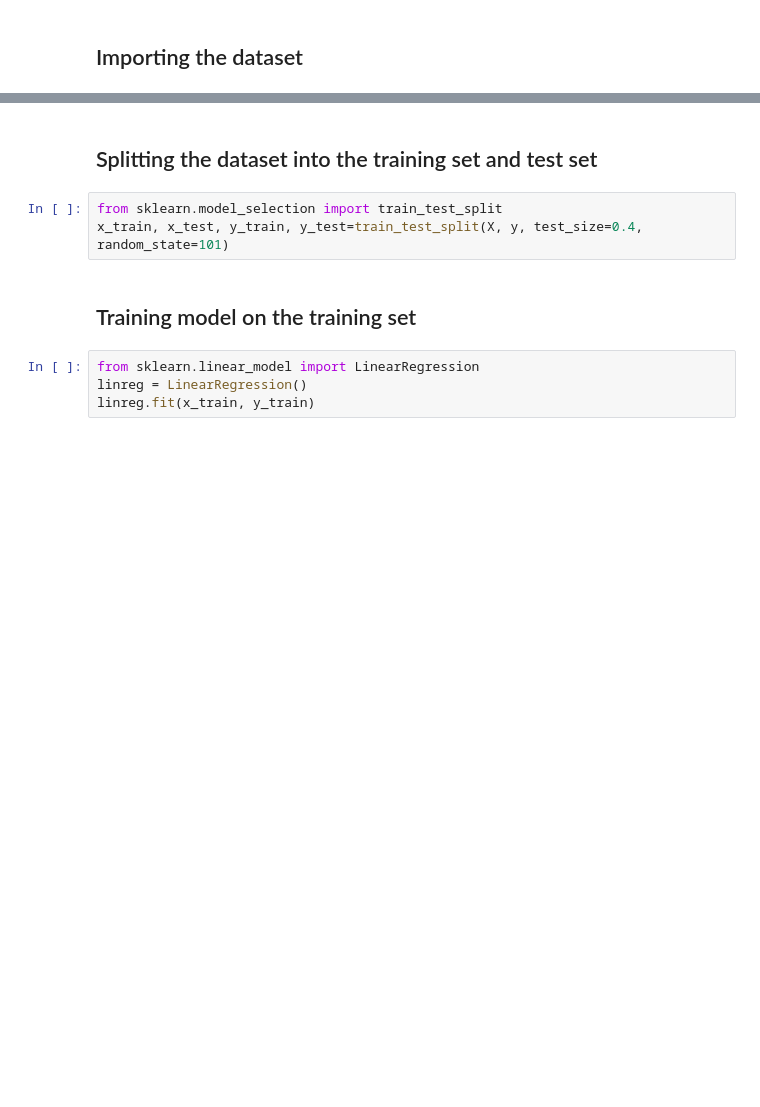
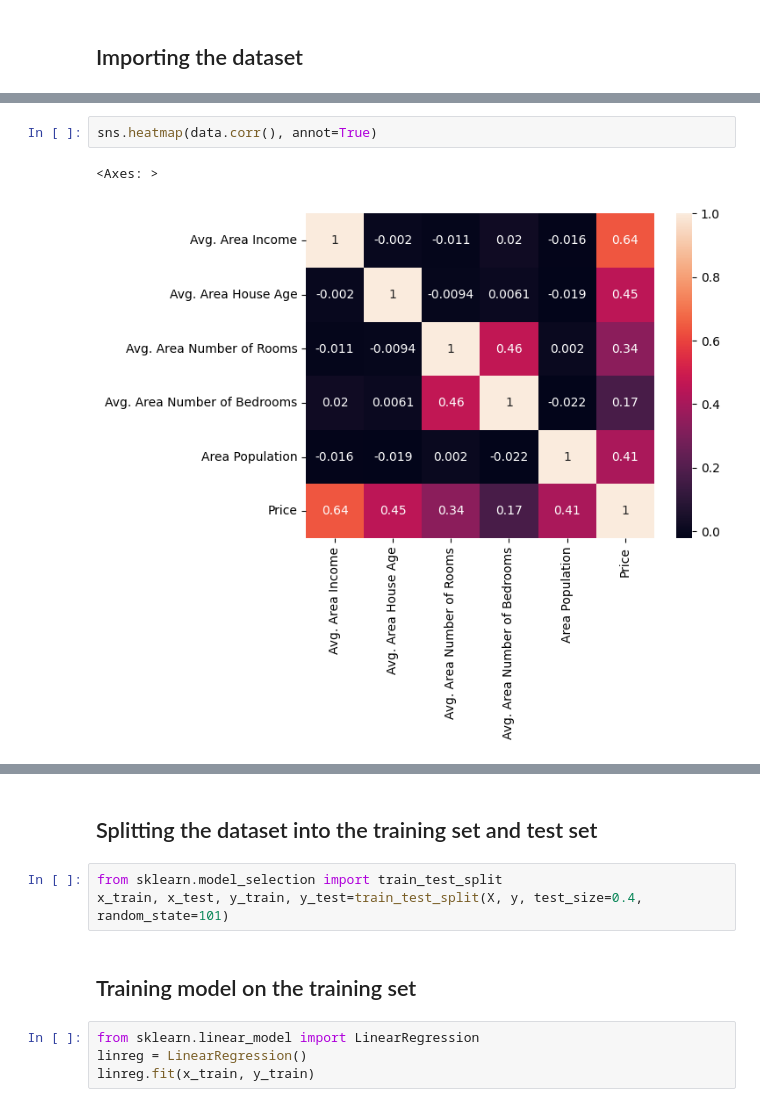
Before and after one commit to el24ham/Machine-Learning-Projects, a Jupyter notebook: Regression/1.Simple Linear Regression/USA_Housing.ipynb, the cells around one changed output, grey strips where cells are left out. Saved outputs shown, nothing was run; the diff lists cells and outputs as text; blank space fills up the shorter version.

```diff
--- a/Regression/1.Simple Linear Regression/USA_Housing.ipynb
+++ b/Regression/1.Simple Linear Regression/USA_Housing.ipynb
@@ -13,0 +53,5 @@ warnings.filterwarnings('ignore')
+# %%
+sns.heatmap(data.corr(), annot=True)
+# %% [output]
+<Axes: >
+[figure, added]
```
Also changed, not shown: parts of 16 cells of this notebook.
